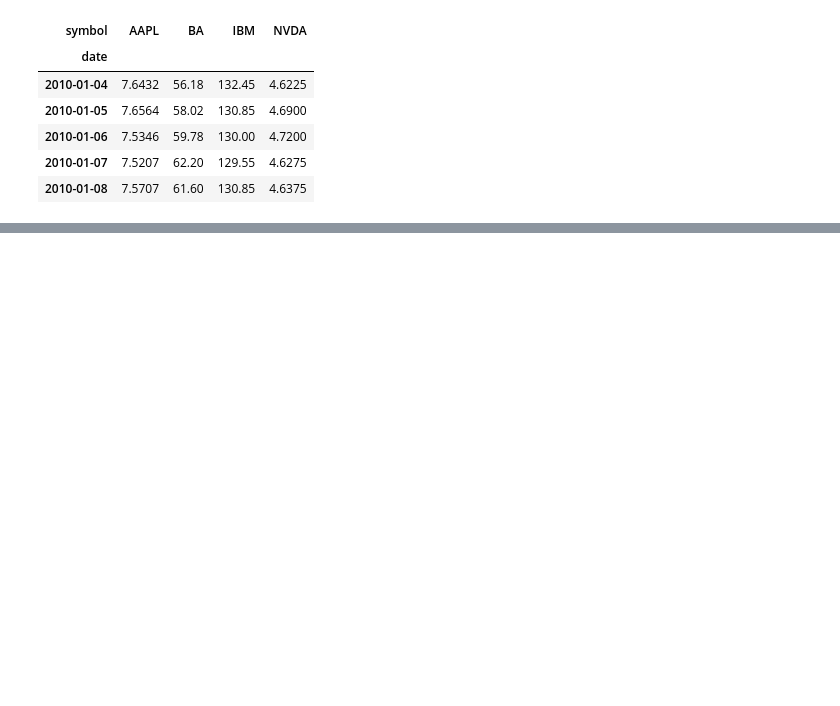
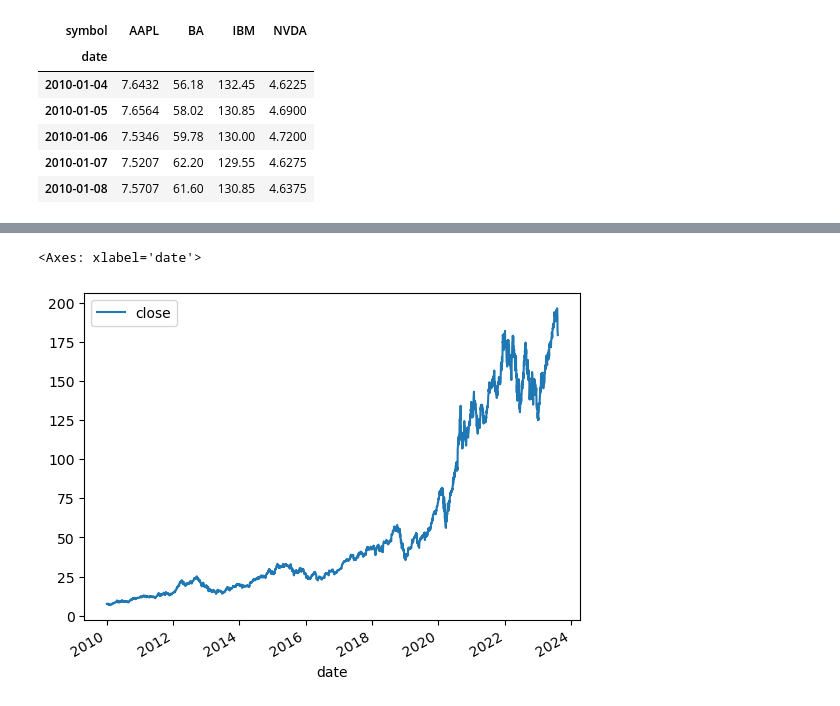
Before and after one commit to Faliell/Pandas_Classes, a Jupyter notebook: aula21-visualization.ipynb, the cells around one changed output, grey strips where cells are left out. Saved outputs shown, nothing was run; the diff lists cells and outputs as text; code cells hidden in the pictures; blank space fills up the shorter version.

```diff
--- a/aula21-visualization.ipynb
+++ b/aula21-visualization.ipynb
@@ -35,0 +59,5 @@ stocks.head()
+# %%
+apple.plot(x= "date", y="close")
+# %% [output]
+<Axes: xlabel='date'>
+[figure, added]
```
Also changed, not shown: parts of 10 cells of this notebook, 1 other file.
